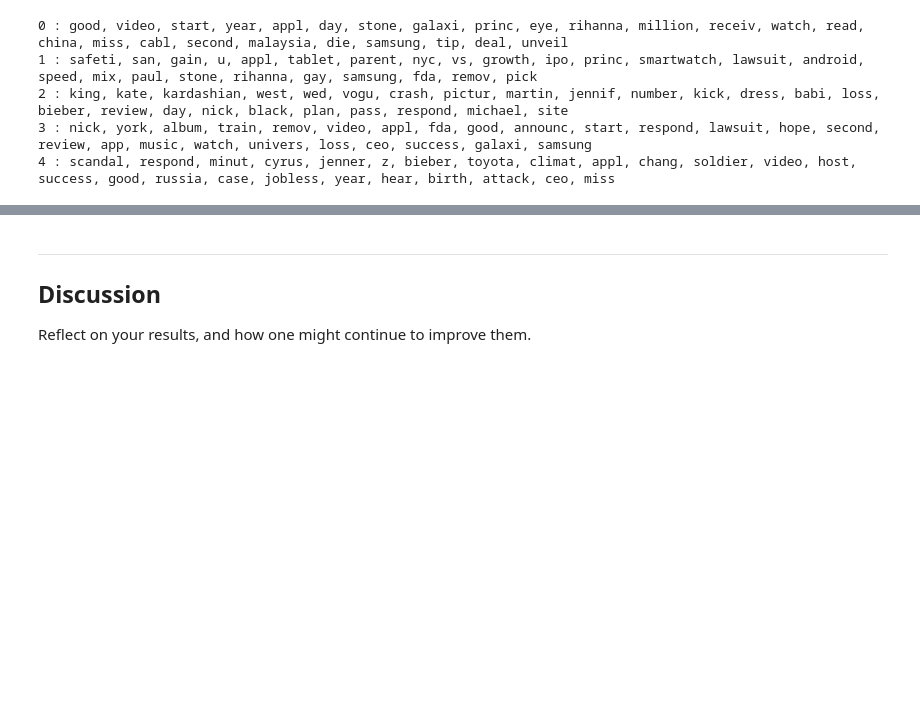
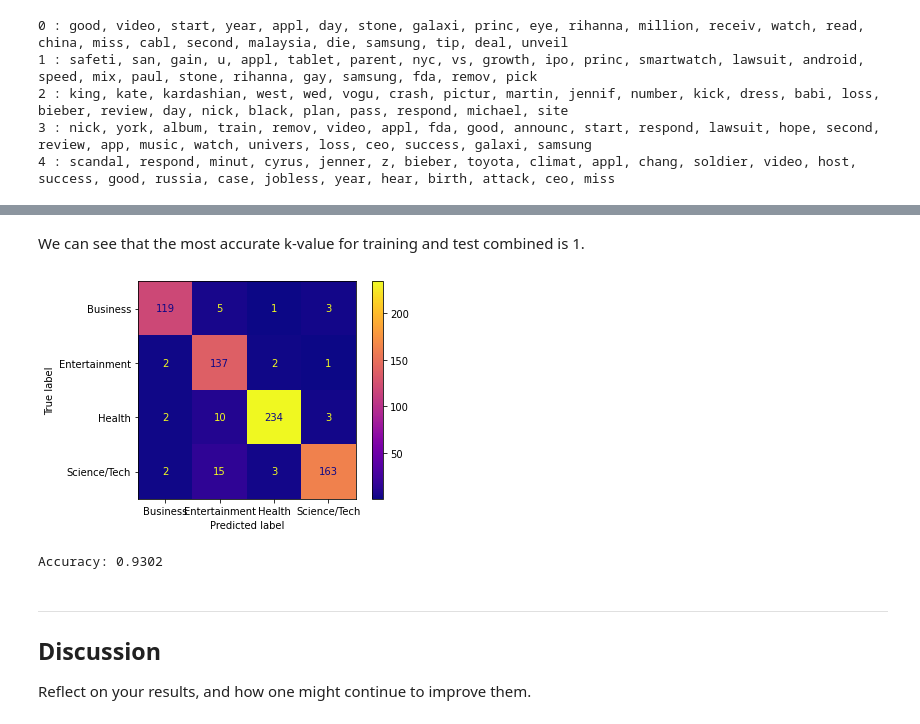
Before and after one commit to MartinRybergLaude/dm1590-project, a Jupyter notebook: newspapers.ipynb, the cells around one changed output, grey strips where cells are left out. Saved outputs shown, nothing was run; the diff lists cells and outputs as text; code cells hidden in the pictures; blank space fills up the shorter version.

```diff
--- a/newspapers.ipynb
+++ b/newspapers.ipynb
@@ -273,3 +310,20 @@ for num, centroid in enumerate(common_words):
+# %% [markdown]
+We can see that the most accurate k-value for training and test combined is 1.
+# %%
+# Convert y to more easily understood values
+y_train = ['Business' if i=='b' else 'Science/Tech' if i=='t' else 'Entertainment' if i=='e' else 'Health' if i=='m' else i for i in y_train]
+y_test = ['Business' if i=='b' else 'Science/Tech' if i=='t' else 'Entertainment' if i=='e' else 'Health' if i=='m' else i for i in y_test]
+
+clf = KNeighborsClassifier(n_neighbors=1)
+clf.fit(X_train, y_train) # Fits the classifier to the data
+
+predictions = clf.predict(X_test)
+plot_confusion_matrix(clf, X_test, y_test, cmap="plasma")
+plt.show()
+print("Accuracy: " + str(round(clf.score(X_test, y_test), 4)))
+# %% [output]
+[figure, added]
+Accuracy: 0.9302
 # %% [markdown]
 ---
 ## Discussion
```
Also changed, not shown: parts of 9 cells of this notebook, 1 other file.
